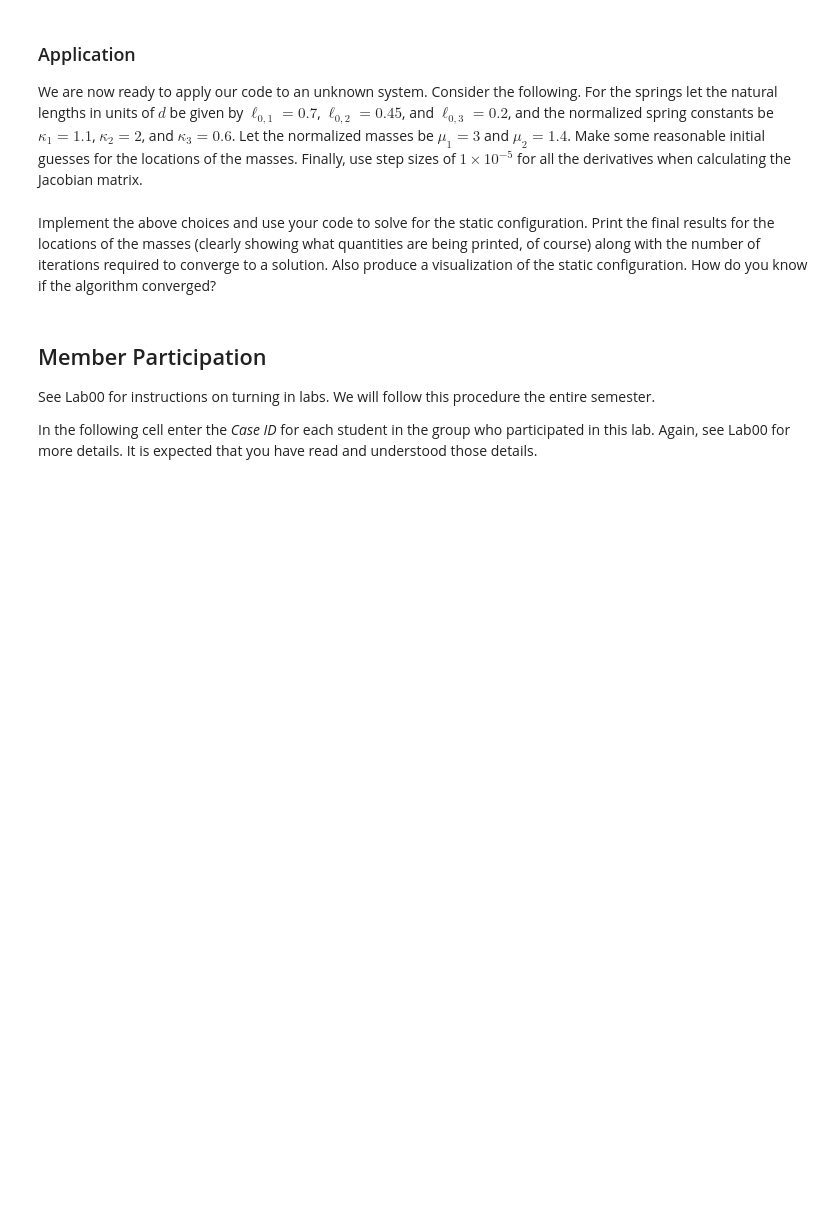
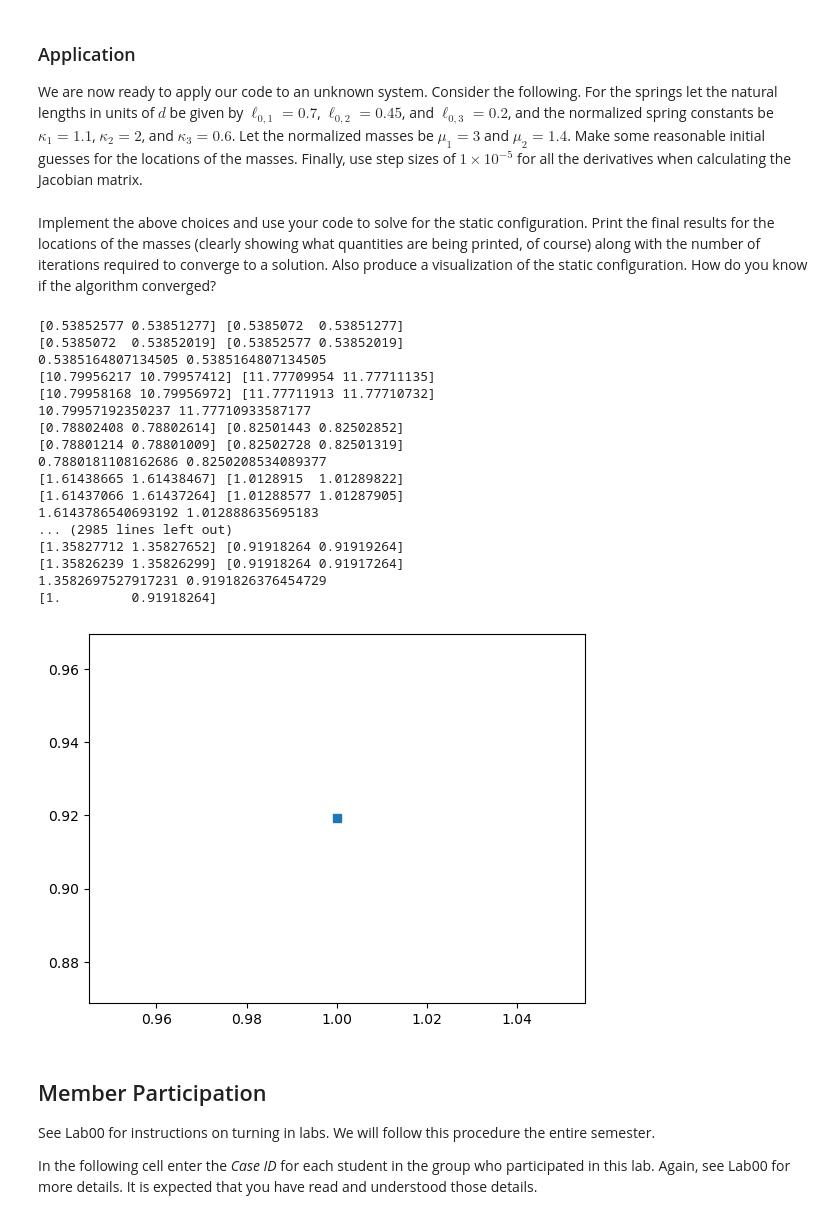
Before and after one commit to SerenaLynas/p250-spring-2026, a Jupyter notebook: labs/Lab06.ipynb, the cells around one changed output. Cells and saved outputs as stored; diff of their text form; code cells hidden in the pictures; blank space fills up the shorter version.

```diff
--- a/labs/Lab06.ipynb
+++ b/labs/Lab06.ipynb
@@ -194,16 +193,19 @@ where `y` is ordered as you choose and document, `l0` is an array containing the
 def static_conditions(y, l0, kappa, mu):
     f = np.zeros_like(y)
 
-    for iP in range(0, len(y) / 2):
-        i = iP + 1
-        x0, y0, x1, y1, x2, y2 = y[(i - 1)*2 : (i + 2)*2]
+    n = int(len(y) / 2)
+    for i in range(0, n):
+        x0, y0 = (0., 0.) if i == 0 else y[(i - 1)*2 : i*2]
+        x1, y1 = y[i*2 : (i + 1)*2]
+        x2, y2 = (1., 0.) if i == n - 1 else y[(i + 1)*2 : (i + 2)*2]
         len0 = np.sqrt((x1 - x0)**2 + (y1 - y0)**2)
         len1 = np.sqrt((x1 - x2)**2 + (y1 - y2)**2)
-        dx0 = l0[i - 1] - len0
-        dx1 = l0[i] - len1
+        print(len0, len1)
+        dx0 = l0[i] - len0
+        dx1 = l0[i + 1] - len1
 
-        f[i * 2] = - kappa[i] * dx1 * (x1 - x2) / len1 + kappa[i - 1] * dx0 * (x2 - x1) / len0
-        f[i * 2 + 1] = -mu[i] - kappa[i] * dx1 * (y1 - y2) / len1 + kappa[i - 1] * dx0 * (y2 - y1) / len0
+        f[i * 2] = -kappa[i + 1] * dx1 * (x1 - x2) / len1 + kappa[i] * dx0 * (x2 - x1) / len0
+        f[i * 2 + 1] = -mu[i] - kappa[i + 1] * dx1 * (y1 - y2) / len1 + kappa[i] * dx0 * (y2 - y1) / len0
 
     return f
 # %% [markdown]
@@ -249,7 +251,7 @@ def Jacobian(f, y, h, args=()):
         :param x: the input to evaluate at in the form of an n-dimensional vector
         :param h: the step size corresponding to each component of x
     """
-    h_mat = np.diag(h)
+    h_mat = np.diag(np.full_like(y, h))
     y_p = y[:, None]
     return (f(y_p + h_mat, *args) - f(y_p - h_mat, *args)) / (2 * h)
 # %% [markdown]
@@ -273,9 +275,9 @@ def newton_raphson_iterate(f, Jacobian, y0, h, itermax, args=(), atol=1e-10, rto
     y = np.copy(y0)
     i = 1
     while i <= itermax and not np.allclose(np.zeros_like(y), y, atol=atol, rtol=rtol):
-        y -= f(y, *args) / Jacobian(f, y0, h, args)
+        y -= np.dot(la.inv(Jacobian(f, y, h, args)), f(y, *args))
         i += 1
-    return y0, i
+    return y, i
 # %% [markdown]
 ### Test Case 1:
 
@@ -339,3 +338,6 @@ raise NotImplementedError()
+# %%
+def vis(y):
+    plt.plot([0, *y[0::2], 1], [0, *y[1::2], 0], marker="s")
 # %% [markdown]
 ### Application
 
@@ -354,3 +353,38 @@ raise NotImplementedError()
+# %%
+y, it = newton_raphson_iterate(
+    static_conditions,
+    Jacobian,
+    np.array([
+        0.5, -0.2
+    ]),
+    1e-5,
+    1_000,
+    #(np.array([0.7, 0.2, 0.45]), np.array([1.1, 0.6, 2]), np.array([0., 3., 1.4, 0.]))
+    (np.array([0.5, 0.5, 0.5]), np.array([1, 1, 1]), np.array([1, 1]))
+)
+
+print(y)
+
+vis(y)
+# %% [output]
+[0.53852577 0.53851277] [0.5385072  0.53851277]
+[0.5385072  0.53852019] [0.53852577 0.53852019]
+0.5385164807134505 0.5385164807134505
+[10.79956217 10.79957412] [11.77709954 11.77711135]
+[10.79958168 10.79956972] [11.77711913 11.77710732]
+10.79957192350237 11.77710933587177
+[0.78802408 0.78802614] [0.82501443 0.82502852]
+[0.78801214 0.78801009] [0.82502728 0.82501319]
+0.7880181108162686 0.8250208534089377
+[1.61438665 1.61438467] [1.0128915  1.01289822]
+[1.61437066 1.61437264] [1.01288577 1.01287905]
+1.6143786540693192 1.012888635695183
+... (2985 lines left out)
+[1.35827712 1.35827652] [0.91918264 0.91919264]
+[1.35826239 1.35826299] [0.91918264 0.91917264]
+1.3582697527917231 0.9191826376454729
+[1.         0.91918264]
+[figure, added]
 # %% [markdown]
 ## Member Participation
 
```
Also changed, not shown: parts of 5 cells of this notebook.
